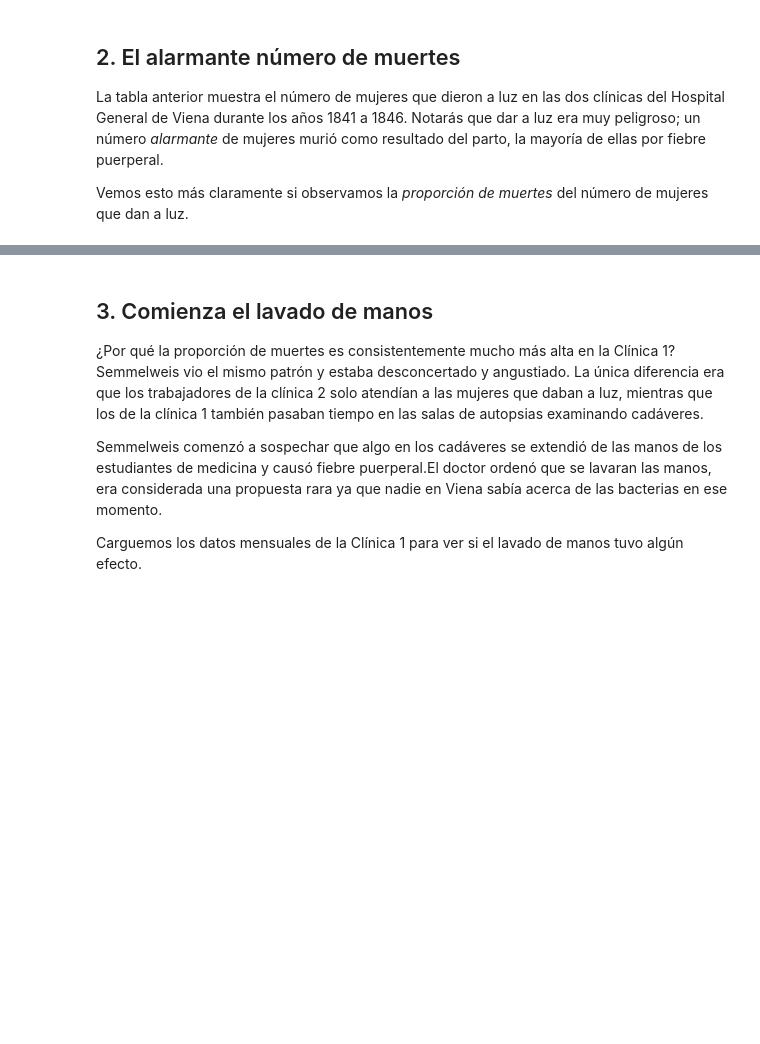
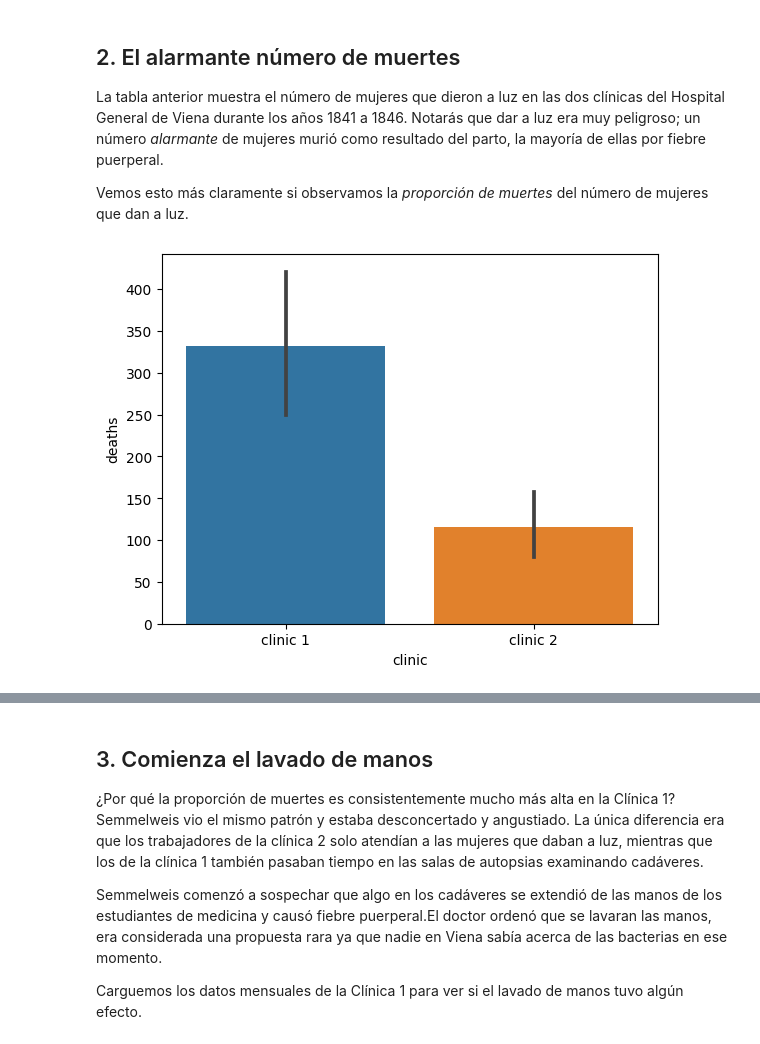
Before and after one commit to MarcMartinezM/PracticasIABigData, a Jupyter notebook: DATA SCIENCE MODELS ESTADÍSTICS/HYPOTESIS/CasoUso_HypTesting(Lavado Manos)/CasoUso_LavadoDeManos/CasoUso_LavadoDeManos.ipynb, the cells around one changed output, grey strips where cells are left out. Saved outputs shown, nothing was run; the diff lists cells and outputs as text; code cells hidden in the pictures; blank space fills up the shorter version.

Commit message:
commit finish lavado de manos

```diff
--- a/DATA SCIENCE MODELS ESTADÍSTICS/HYPOTESIS/CasoUso_HypTesting(Lavado Manos)/CasoUso_LavadoDeManos/CasoUso_LavadoDeManos.ipynb
+++ b/DATA SCIENCE MODELS ESTADÍSTICS/HYPOTESIS/CasoUso_HypTesting(Lavado Manos)/CasoUso_LavadoDeManos/CasoUso_LavadoDeManos.ipynb
@@ -12,2 +17,4 @@ import pandas as pd
 # %%
 # Lee el dataset y visualiza sus datos
+df_lavateLasManos = pd.read_csv('datasets\yearly_deaths_by_clinic.csv')
+df_lavateLasManos.head()
@@ -17,6 +31,10 @@ import pandas as pd
 <p>Vemos esto más claramente si observamos la <em>proporción de muertes</em> del número de mujeres que dan a luz.
 # %%
 # Muestra la proporción de muertes por cada clínica y saca una conclusión del resultado
+sns.barplot(x="clinic",y="deaths",data=df_lavateLasManos)
+plt.show()
+# %% [output]
+[figure, added]
 # %%
 # Aunque gráficamente sea evidente, muestra matemáticamente si hay diferencias significativas
 # (incluye el redactado de planteamiento de hipotesis)
```
Also changed, not shown: parts of 8 cells of this notebook.
